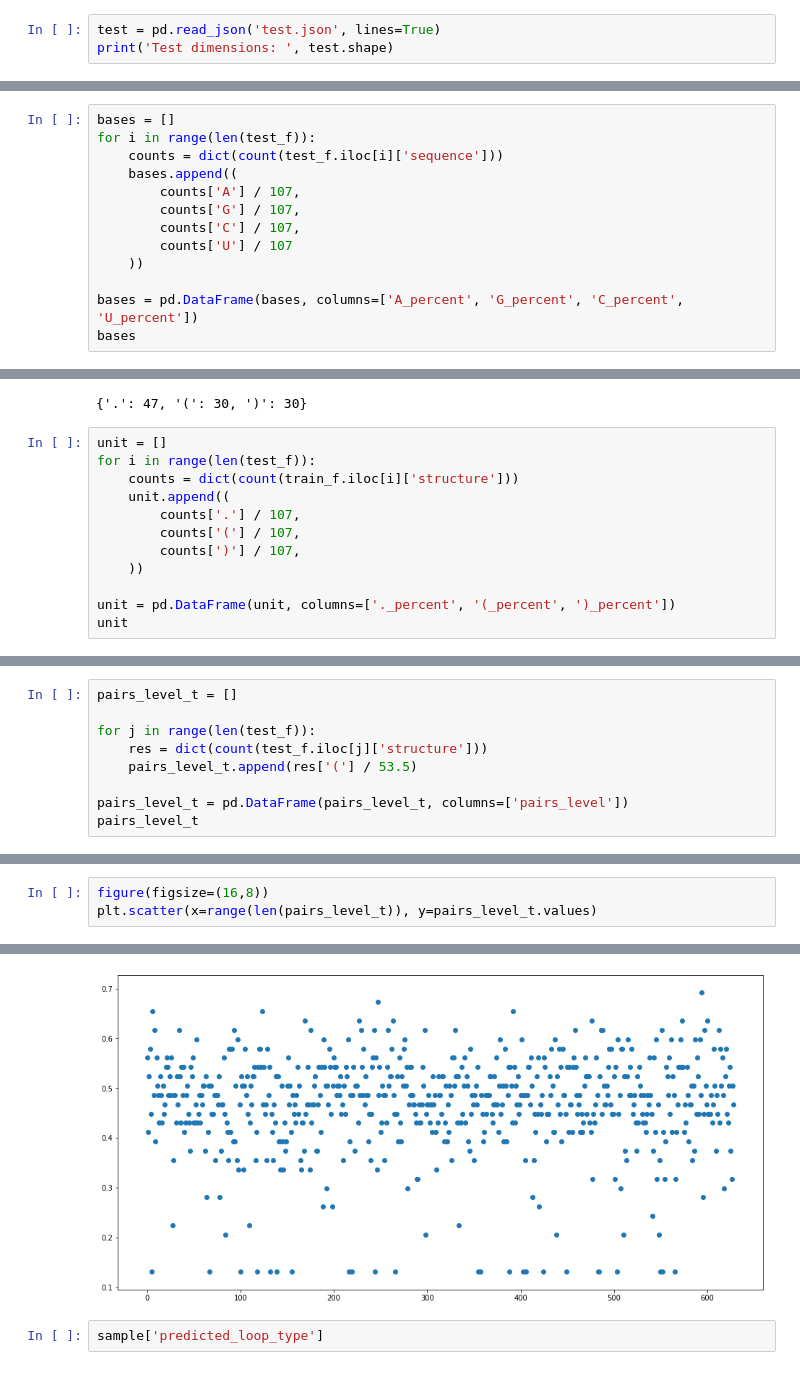
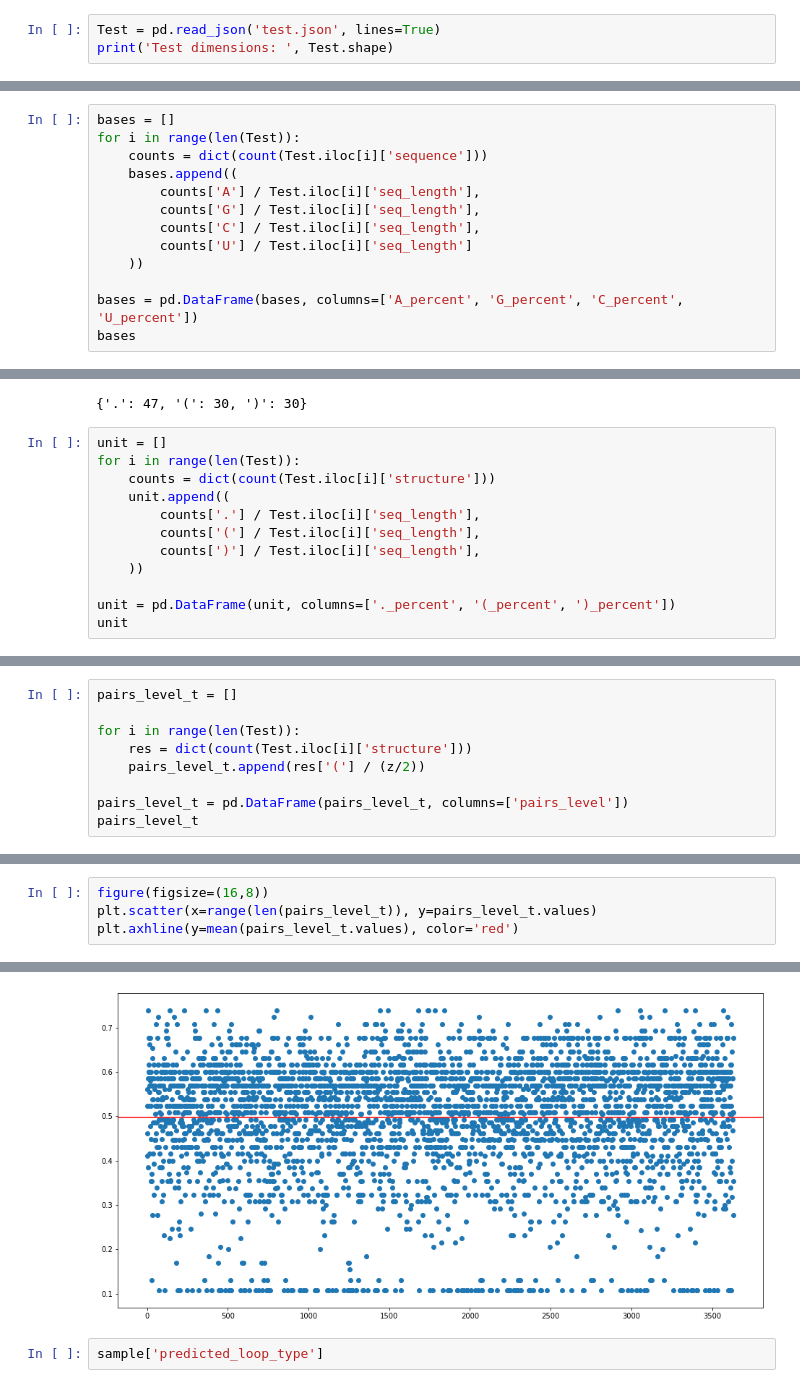
Before and after one commit to nromari/OpenVaccine_COVID19, a Jupyter notebook: Kaggle.ipynb, the cells around one changed output, grey strips where cells are left out. Cells and saved outputs as stored; diff of their text form.

```diff
--- a/Kaggle.ipynb
+++ b/Kaggle.ipynb
@@ -97,8 +97,8 @@ dtype: int64
 # %% [markdown]
 ### Les données de test
 # %%
-test = pd.read_json('test.json', lines=True)
-print('Test dimensions: ', test.shape)
+Test = pd.read_json('test.json', lines=True)
+print('Test dimensions: ', Test.shape)
 # %% [output]
 Test dimensions:  (3634, 7)
 # %%
@@ -537,13 +510,13 @@ dict(count(sample['sequence']))
 {'G': 22, 'A': 47, 'U': 18, 'C': 20}
 # %%
 bases = []
-for i in range(len(test_f)):
-    counts = dict(count(test_f.iloc[i]['sequence']))
+for i in range(len(Test)):
+    counts = dict(count(Test.iloc[i]['sequence']))
     bases.append((
-        counts['A'] / 107,
-        counts['G'] / 107,
-        counts['C'] / 107,
-        counts['U'] / 107
+        counts['A'] / Test.iloc[i]['seq_length'],
+        counts['G'] / Test.iloc[i]['seq_length'],
+        counts['C'] / Test.iloc[i]['seq_length'],
+        counts['U'] / Test.iloc[i]['seq_length']
     ))
 
 bases = pd.DataFrame(bases, columns=['A_percent', 'G_percent', 'C_percent', 'U_percent'])
@@ -599,12 +571,12 @@ dict(count(sample['structure']))
 {'.': 47, '(': 30, ')': 30}
 # %%
 unit = []
-for i in range(len(test_f)):
-    counts = dict(count(train_f.iloc[i]['structure']))
+for i in range(len(Test)):
+    counts = dict(count(Test.iloc[i]['structure']))
     unit.append((
-        counts['.'] / 107,
-        counts['('] / 107,
-        counts[')'] / 107,
+        counts['.'] / Test.iloc[i]['seq_length'],
+        counts['('] / Test.iloc[i]['seq_length'],
+        counts[')'] / Test.iloc[i]['seq_length'],
     ))
 
 unit = pd.DataFrame(unit, columns=['._percent', '(_percent', ')_percent'])
@@ -646,9 +617,9 @@ fig.show()
 # %%
 pairs_level_t = []
 
-for j in range(len(test_f)):
-    res = dict(count(test_f.iloc[j]['structure']))
-    pairs_level_t.append(res['('] / 53.5)
+for i in range(len(Test)):
+    res = dict(count(Test.iloc[i]['structure']))
+    pairs_level_t.append(res['('] / (z/2))
 
 pairs_level_t = pd.DataFrame(pairs_level_t, columns=['pairs_level'])
 pairs_level_t
@@ -669,4 +640,5 @@ pairs_level_t
 # %%
 figure(figsize=(16,8))
 plt.scatter(x=range(len(pairs_level_t)), y=pairs_level_t.values)
+plt.axhline(y=mean(pairs_level_t.values), color='red')
 # %% [output]
@@ -674,4 +646,4 @@ plt.scatter(x=range(len(pairs_level_t)), y=pairs_level_t.values)
-[figure, old version]
+[figure, new version]
 # %%
 sample['predicted_loop_type']
 # %% [output]
```
Also changed, not shown: parts of 28 cells of this notebook.
